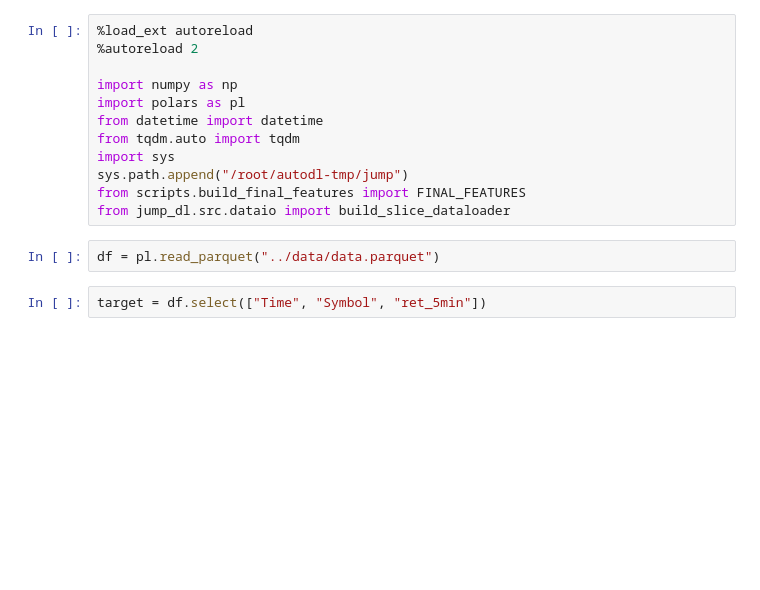
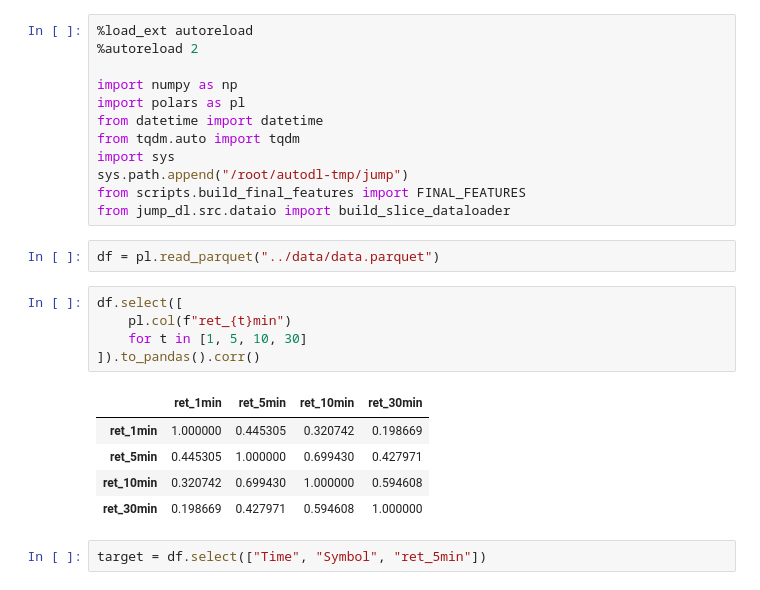
Before and after one commit to macins/dl, a Jupyter notebook: notebooks/dataset.ipynb, the cells around one changed output. Saved outputs shown, nothing was run; the diff lists cells and outputs as text; blank space fills up the shorter version.

```diff
--- a/notebooks/dataset.ipynb
+++ b/notebooks/dataset.ipynb
@@ -12,6 +12,17 @@ from scripts.build_final_features import FINAL_FEATURES
 from jump_dl.src.dataio import build_slice_dataloader
 # %%
 df = pl.read_parquet("../data/data.parquet")
+# %%
+df.select([
+    pl.col(f"ret_{t}min")
+    for t in [1, 5, 10, 30]
+]).to_pandas().corr()
+# %% [output]
+|  | ret_1min | ret_5min | ret_10min | ret_30min |
+| ret_1min | 1.000000 | 0.445305 | 0.320742 | 0.198669 |
+| ret_5min | 0.445305 | 1.000000 | 0.699430 | 0.427971 |
+| ret_10min | 0.320742 | 0.699430 | 1.000000 | 0.594608 |
+| ret_30min | 0.198669 | 0.427971 | 0.594608 | 1.000000 |
 # %%
 target = df.select(["Time", "Symbol", "ret_5min"])
 # %%
```
Also changed, not shown: 6 other files.
